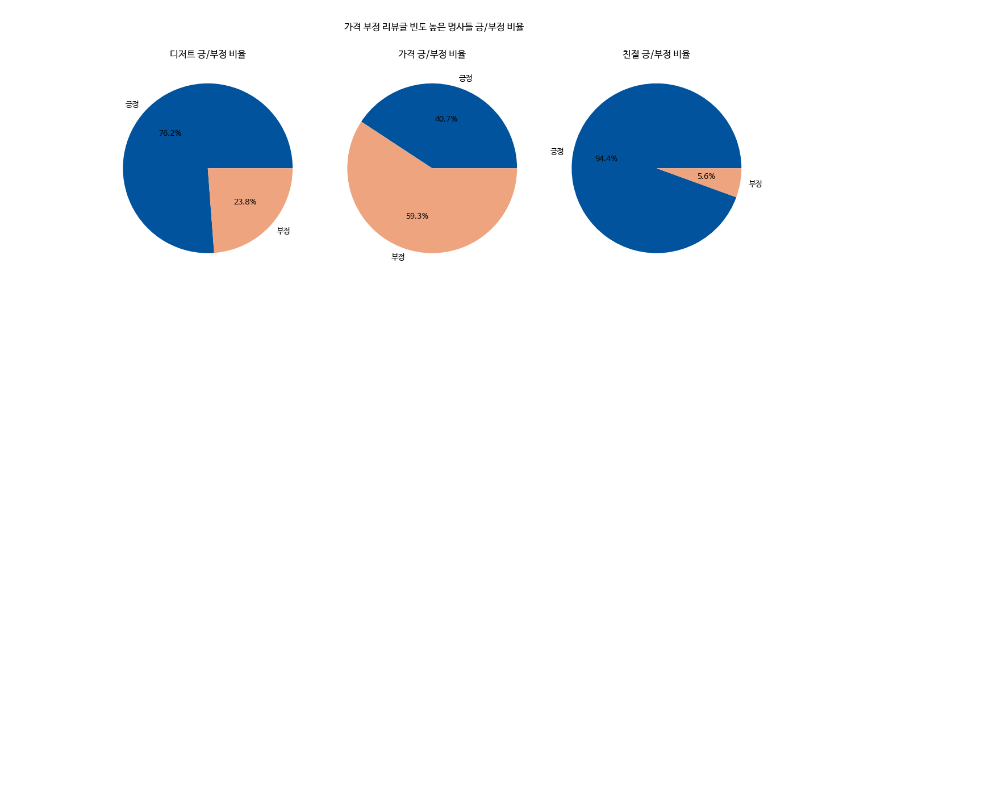
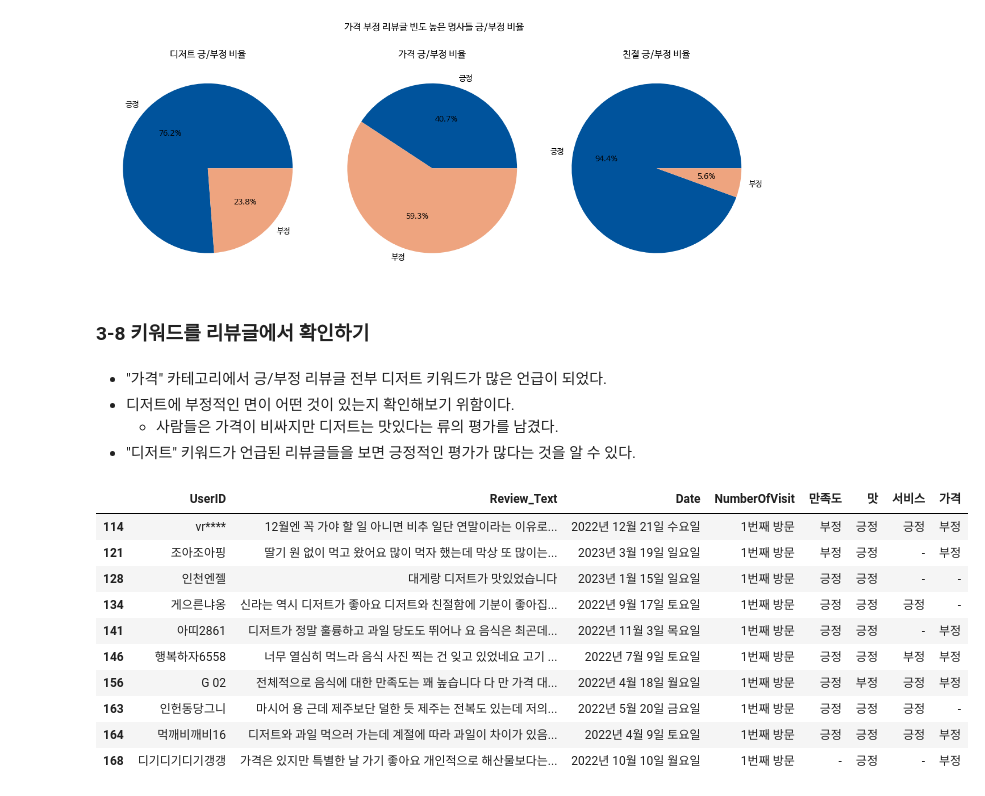
Before and after one commit to baedori99/Restaurant_Review, a Jupyter notebook: Review_Analyzer/Data_Analyze/analyzer.ipynb, the cells around one changed output. Saved outputs shown, nothing was run; the diff lists cells and outputs as text; code cells hidden in the pictures; blank space fills up the shorter version.

```diff
--- a/Review_Analyzer/Data_Analyze/analyzer.ipynb
+++ b/Review_Analyzer/Data_Analyze/analyzer.ipynb
@@ -1458,3 +1458,26 @@ plt.tight_layout()
 plt.show()
 # %% [output]
 [figure]
+# %% [markdown]
+### 3-8 키워드를 리뷰글에서 확인하기
+# %% [markdown]
+- "가격" 카테고리에서 긍/부정 리뷰글 전부 디저트 키워드가 많은 언급이 되었다.
+- 디저트에 부정적인 면이 어떤 것이 있는지 확인해보기 위함이다.
+    - 사람들은 가격이 비싸지만 디저트는 맛있다는 류의 평가를 남겼다.
+- "디저트" 키워드가 언급된 리뷰글들을 보면 긍정적인 평가가 많다는 것을 알 수 있다.
+# %%
+dessert_review=review[review["Review_Text"].str.contains("디저트")]
+# %%
+dessert_review.tail(10)
+# %% [output]
+|  | UserID | Review_Text | Date | NumberOfVisit | 만족도 | 맛 | 서비스 | 가격 |
+| 114 | vr**** | 12월엔 꼭 가야 할 일 아니면 비추 일단 연말이라는 이유로... | 2022년 12월 21일 수요일 | 1번째 방문 | 부정 | 긍정 | 긍정 | 부정 |
+| 121 | 조아조아핑 | 딸기 원 없이 먹고 왔어요 많이 먹자 했는데 막상 또 많이는... | 2023년 3월 19일 일요일 | 1번째 방문 | 부정 | 긍정 | - | 부정 |
+| 128 | 인천엔젤 | 대게랑 디저트가 맛있었습니다 | 2023년 1월 15일 일요일 | 1번째 방문 | 긍정 | 긍정 | - | - |
+| 134 | 게으른냐옹 | 신라는 역시 디저트가 좋아요 디저트와 친절함에 기분이 좋아집... | 2022년 9월 17일 토요일 | 1번째 방문 | 긍정 | 긍정 | 긍정 | - |
+| 141 | 아띠2861 | 디저트가 정말 훌륭하고 과일 당도도 뛰어나 요 음식은 최곤데... | 2022년 11월 3일 목요일 | 1번째 방문 | 긍정 | 긍정 | - | 부정 |
+| 146 | 행복하자6558 | 너무 열심히 먹느라 음식 사진 찍는 건 잊고 있었네요 고기 ... | 2022년 7월 9일 토요일 | 1번째 방문 | 긍정 | 긍정 | 부정 | 부정 |
+| 156 | G 02 | 전체적으로 음식에 대한 만족도는 꽤 높습니다 다 만 가격 대... | 2022년 4월 18일 월요일 | 1번째 방문 | 긍정 | 부정 | 긍정 | 부정 |
+| 163 | 인헌동당그니 | 마시어 용 근데 제주보단 덜한 듯 제주는 전복도 있는데 저의... | 2022년 5월 20일 금요일 | 1번째 방문 | 긍정 | 긍정 | 긍정 | - |
+| 164 | 먹깨비깨비16 | 디저트와 과일 먹으러 가는데 계절에 따라 과일이 차이가 있음... | 2022년 4월 9일 토요일 | 1번째 방문 | 긍정 | 긍정 | 긍정 | 부정 |
+| 168 | 디기디기디기갱갱 | 가격은 있지만 특별한 날 가기 좋아요 개인적으로 해산물보다는... | 2022년 10월 10일 월요일 | 1번째 방문 | - | 긍정 | - | 부정 |
```
Also changed, not shown: parts of 2 cells of this notebook, 2 other files.
